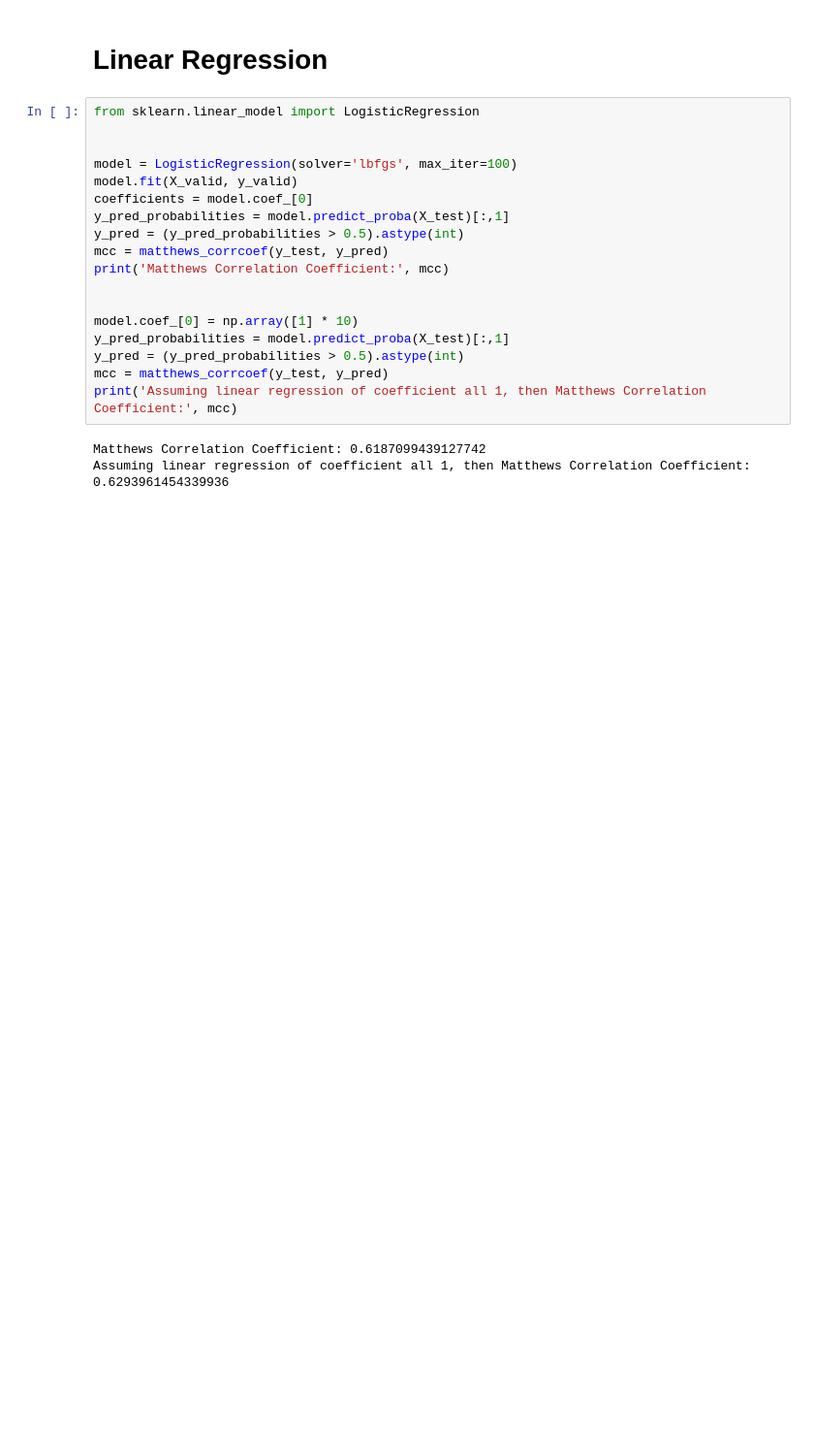
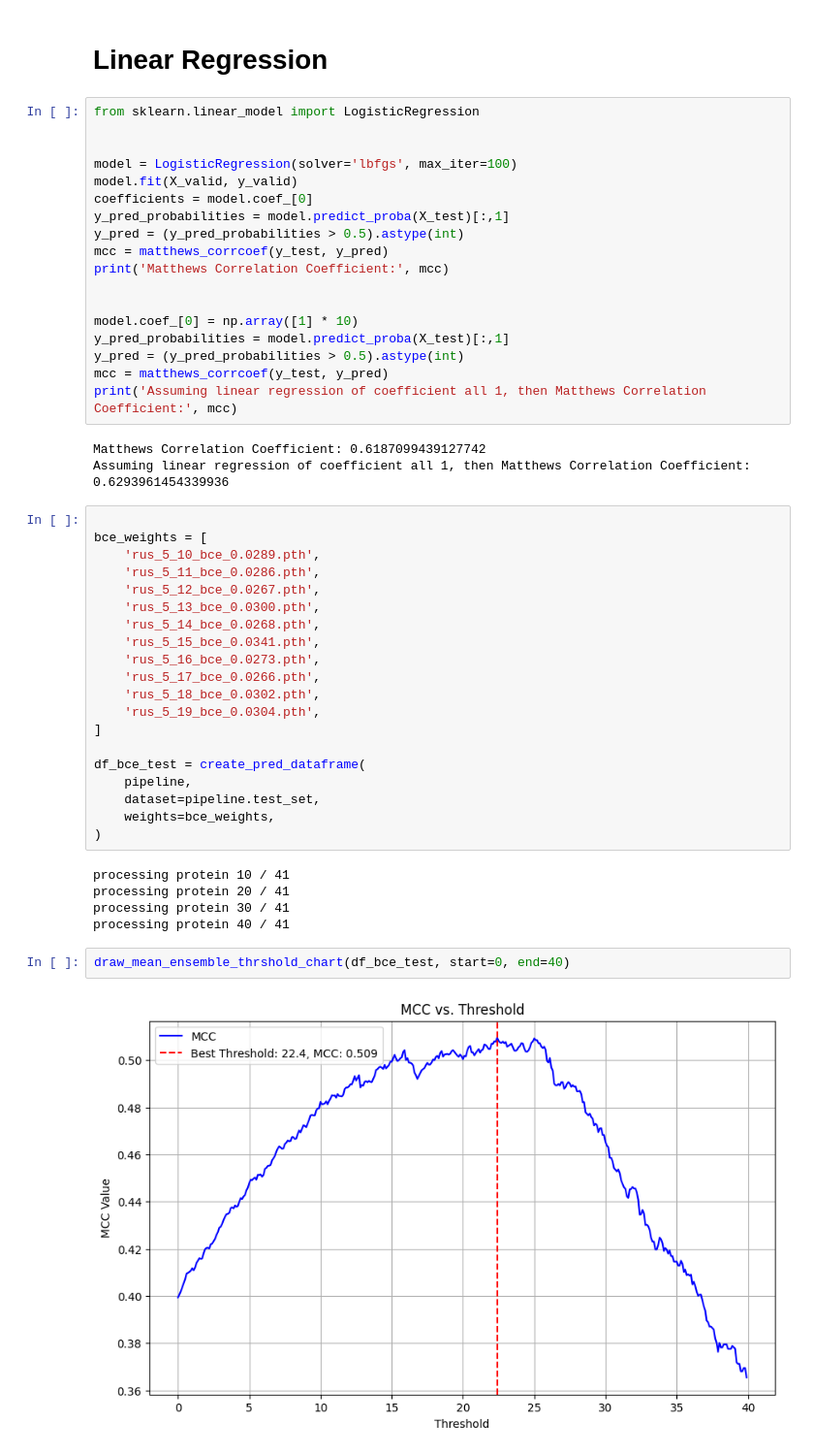
Before and after one commit to dlwocks31/atpbind, a Jupyter notebook: rus/boosting_test.ipynb, the cells around one changed output. Shown at 97% size. Saved outputs shown, nothing was run; the diff lists cells and outputs as text; blank space fills up the shorter version.

```diff
--- a/rus/boosting_test.ipynb
+++ b/rus/boosting_test.ipynb
@@ -389,3 +360,32 @@ print('Assuming linear regression of coefficient all 1, then Matthews Correlatio
 # %% [output]
 Matthews Correlation Coefficient: 0.6187099439127742
 Assuming linear regression of coefficient all 1, then Matthews Correlation Coefficient: 0.6293961454339936
+# %%
+
+bce_weights = [
+    'rus_5_10_bce_0.0289.pth',
+    'rus_5_11_bce_0.0286.pth',
+    'rus_5_12_bce_0.0267.pth',
+    'rus_5_13_bce_0.0300.pth',
+    'rus_5_14_bce_0.0268.pth',
+    'rus_5_15_bce_0.0341.pth',
+    'rus_5_16_bce_0.0273.pth',
+    'rus_5_17_bce_0.0266.pth',
+    'rus_5_18_bce_0.0302.pth',
+    'rus_5_19_bce_0.0304.pth',
+]
+
+df_bce_test = create_pred_dataframe(
+    pipeline,
+    dataset=pipeline.test_set,
+    weights=bce_weights,
+)
+# %% [output]
+processing protein 10 / 41
+processing protein 20 / 41
+processing protein 30 / 41
+processing protein 40 / 41
+# %%
+draw_mean_ensemble_thrshold_chart(df_bce_test, start=0, end=40)
+# %% [output]
+[figure, added]
```
Also changed, not shown: parts of 16 cells of this notebook, 4 other files.
